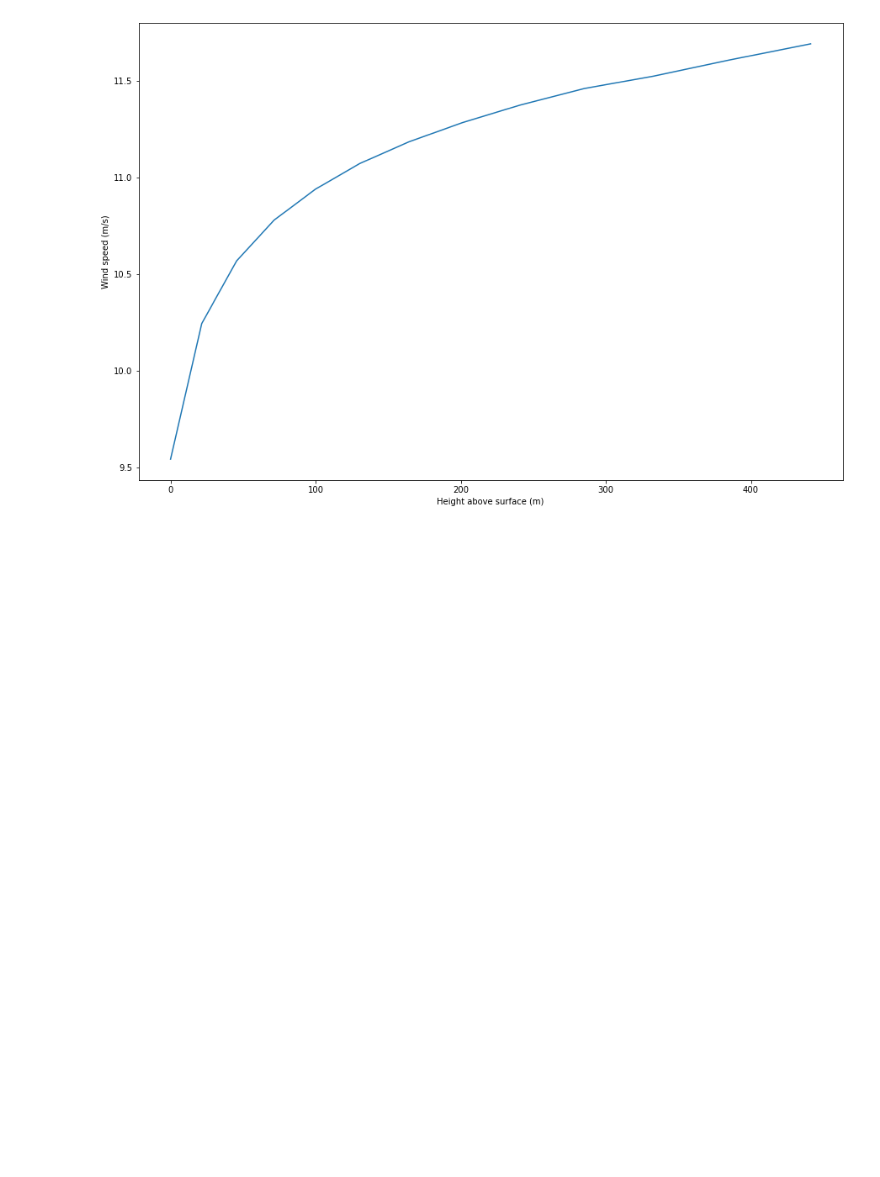
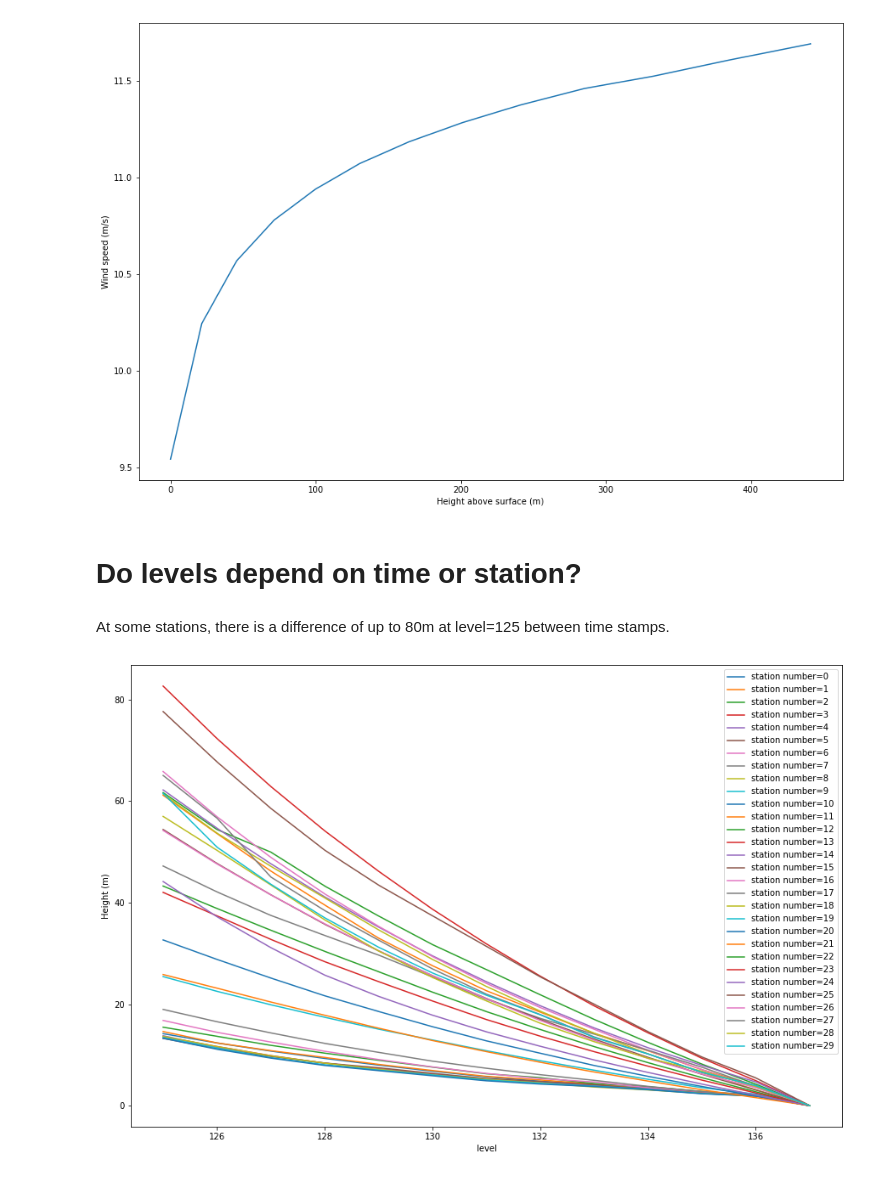
Before and after one commit to pepcos/C2HackathonWind, a Jupyter notebook: wind_speed_at_height_above_surface.ipynb, the cells around one changed output. Drawn from its saved outputs; the diff is of its cells as text; code cells hidden in the pictures; blank space fills up the shorter version.

Commit message:
Add new version of height anaylsis

```diff
--- a/wind_speed_at_height_above_surface.ipynb
+++ b/wind_speed_at_height_above_surface.ipynb
@@ -26,6 +35,5 @@ plt.ylabel('Wind speed (m/s)');
 # %%
-R = 8.31446261815324
-R = 287
+R = 287  # gas constant for dry air
 g = 9.81
 # %%
 air_pressure_at_surface = ds.p.isel(level=-1)
@@ -49,3 +53,15 @@ plt.ylabel('Wind speed (m/s)')
 plt.xlabel('Height above surface (m)');
 # %% [output]
 [figure]
+# %% [markdown]
+# Do levels depend on time or station?
+# %% [markdown]
+At some stations, there is a difference of up to 80m at level=125 between time stamps.
+# %%
+for i in range(30):
+    (height.isel(station=i).max(dim='time') - height.isel(station=i).min(dim='time')).plot(label=f"station number={i}")
+plt.title("")
+plt.ylabel('Height (m)')
+plt.legend();
+# %% [output]
+[figure, added]
```
Also changed, not shown: parts of 12 cells of this notebook.
